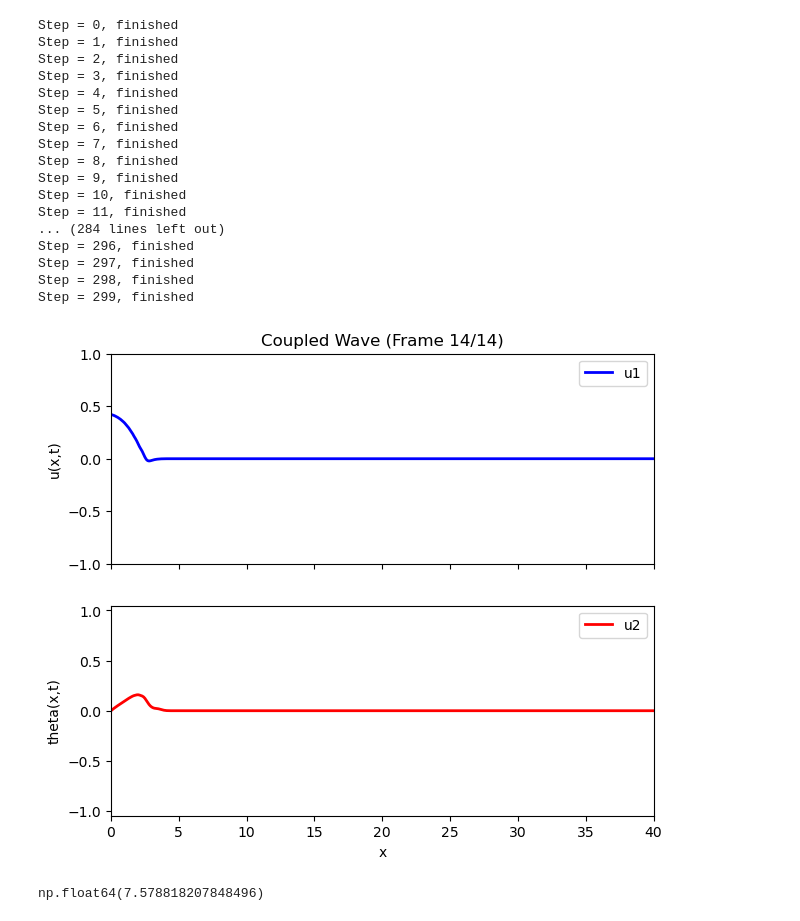
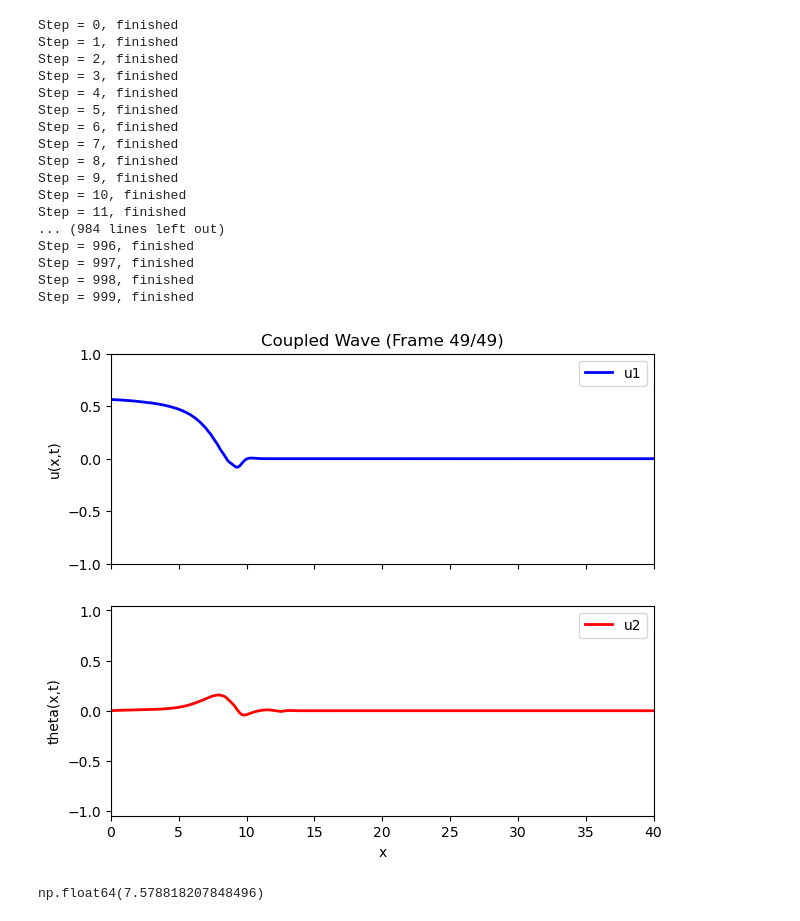
Before and after one commit to yqChu/PDESolver, a Jupyter notebook: rk4_bolei.ipynb, the cells around one changed output. Saved outputs shown, nothing was run; the diff lists cells and outputs as text; code cells hidden in the pictures.

```diff
--- a/rk4_bolei.ipynb
+++ b/rk4_bolei.ipynb
@@ -109,20 +109,28 @@ def coupled_soliton_wave_equations(state, t, K, theta0, alpha, dx):
                                - 4 * np.sin(2 * theta0) * theta[i]**2)
 
     # No boundary condition
-    du_dt[0] = v[0]
-    dv_dt[0] = (u[1] - u[0]) / dx**2 + (1 - K) * np.tan(theta0) * (theta[1] - theta[0]) / (2*dx)
-    dtheta_dt[0] = phi[0]
-    dphi_dt[0] = alpha**2 * ((np.cos(2 * theta0) - K) * (theta[1] - theta[0]) / dx**2
-                               - 2 * np.sin(2 * theta0) * (u[1] - u[0]) / (2*dx)
-                               - 4 * (2*K + np.cos(theta0)**2 * (u[1] - u[0]) / (2 * dx) + 2 * np.sin(theta0)**2) * theta[0]
-                               - 4 * np.sin(2 * theta0) * theta[0]**2)
-    du_dt[N] = v[N]
-    dv_dt[N] = (-u[N] + u[N-1]) / dx**2 + (1 - K) * np.tan(theta0) * (theta[N] - theta[N-1]) / (2*dx)
-    dtheta_dt[N] = phi[N]
-    dphi_dt[N] = alpha**2 * ((np.cos(2 * theta0) - K) * (-theta[N] + theta[N-1]) / dx**2
-                               - 2 * np.sin(2 * theta0) * (u[N] - u[N-1]) / (2*dx)
-                               - 4 * (2*K + np.cos(theta0)**2 * (u[N] - u[N-1]) / (2 * dx) + 2 * np.sin(theta0)**2) * theta[N]
-                               - 4 * np.sin(2 * theta0) * theta[N]**2)
+    # du_dt[0] = v[0]
+    # dv_dt[0] = (u[1] - u[0]) / dx**2 + (1 - K) * np.tan(theta0) * (theta[1] - theta[0]) / (2*dx)
+    # dtheta_dt[0] = phi[0]
+    # dphi_dt[0] = alpha**2 * ((np.cos(2 * theta0) - K) * (theta[1] - theta[0]) / dx**2
+    #                            - 2 * np.sin(2 * theta0) * (u[1] - u[0]) / (2*dx)
+    #                            - 4 * (2*K + np.cos(theta0)**2 * (u[1] - u[0]) / (2 * dx) + 2 * np.sin(theta0)**2) * theta[0]
+    #                            - 4 * np.sin(2 * theta0) * theta[0]**2)
+    # du_dt[N] = v[N]
+    # dv_dt[N] = (-u[N] + u[N-1]) / dx**2 + (1 - K) * np.tan(theta0) * (theta[N] - theta[N-1]) / (2*dx)
+    # dtheta_dt[N] = phi[N]
+    # dphi_dt[N] = alpha**2 * ((np.cos(2 * theta0) - K) * (-theta[N] + theta[N-1]) / dx**2
+    #                            - 2 * np.sin(2 * theta0) * (u[N] - u[N-1]) / (2*dx)
+    #                            - 4 * (2*K + np.cos(theta0)**2 * (u[N] - u[N-1]) / (2 * dx) + 2 * np.sin(theta0)**2) * theta[N]
+    #                            - 4 * np.sin(2 * theta0) * theta[N]**2)
+    du_dt[0] = 0
+    dv_dt[0] = 0
+    dtheta_dt[0] = 0
+    dphi_dt[0] = 0
+    du_dt[N] = 0
+    dv_dt[N] = 0
+    dtheta_dt[N] = 0
+    dphi_dt[N] = 0
 
     return (du_dt, dv_dt, dtheta_dt, dphi_dt)
 # %%
@@ -134,7 +142,7 @@ dx = L/N
 x = np.linspace(0, L, N+1)
 
 dt = 0.01
-num_steps = 300
+num_steps = 1000
 
 m = 2.093e-3
 J = 18.11e-9
@@ -222,39 +230,39 @@ def init():
 
 # animation update
 def animate(frame_idx):
     line1.set_data(x, snapshots_u[frame_idx])
     line2.set_data(x, snapshots_theta[frame_idx])
     ax1.set_title(f"Coupled Wave (Frame {frame_idx}/{len(snapshots_u)-1})")
     return (line1, line2)
 
 ani = animation.FuncAnimation(
     fig, animate, init_func=init,
     frames=len(snapshots_u), interval=50, blit=True
 )
 
 # 3.7. Save to GIF
 ani.save("coupled_wave_bolei_soliton.gif", writer='pillow', fps=20)
 
 plt.show()
 # %% [output]
 Step = 0, finished
 Step = 1, finished
 Step = 2, finished
 Step = 3, finished
 Step = 4, finished
 Step = 5, finished
 Step = 6, finished
 Step = 7, finished
 Step = 8, finished
 Step = 9, finished
 Step = 10, finished
 Step = 11, finished
-... (284 lines left out)
-Step = 296, finished
-Step = 297, finished
-Step = 298, finished
-Step = 299, finished
+... (984 lines left out)
+Step = 996, finished
+Step = 997, finished
+Step = 998, finished
+Step = 999, finished
-[figure, old version]
+[figure, new version]
 # %%
 t = 2.5e-3
 T = t*np.sqrt(k/m)
```
Also changed, not shown: 5 other files.
